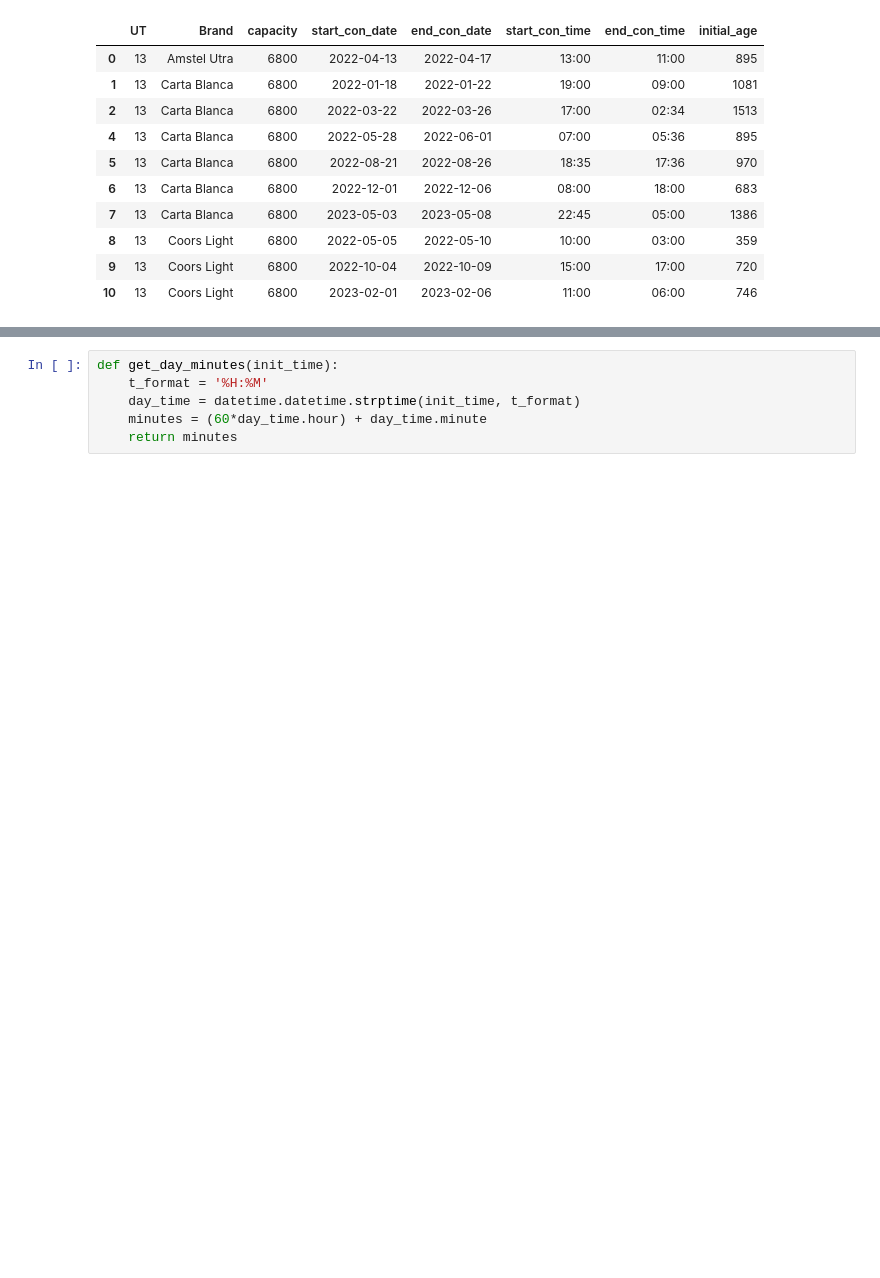
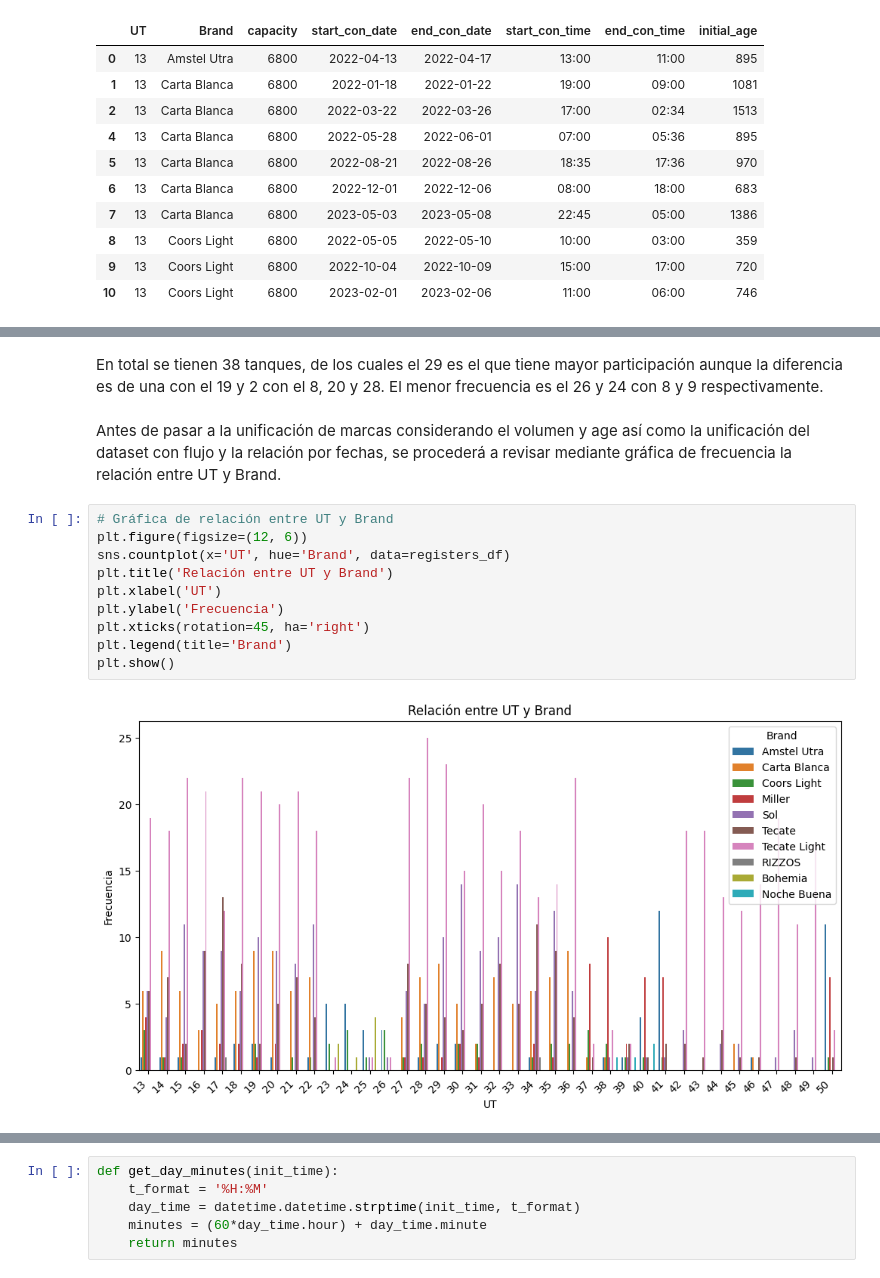
Before and after one commit to A01793469/CO2MassBalance_Equipo6, a Jupyter notebook: Avance3_Equipo6.ipynb, the cells around one changed output, grey strips where cells are left out. Saved outputs shown, nothing was run; the diff lists cells and outputs as text; blank space fills up the shorter version.

```diff
--- a/Avance3_Equipo6.ipynb
+++ b/Avance3_Equipo6.ipynb
@@ -523,0 +551,16 @@ temp_registers_df.head(10)
+# %% [markdown]
+En total se tienen 38 tanques, de los cuales el 29 es el que tiene mayor participación aunque la diferencia es de una con el 19 y 2 con el 8, 20 y 28. El menor frecuencia es el 26 y 24 con 8 y 9 respectivamente.
+# %% [markdown]
+Antes de pasar a la unificación de marcas considerando el volumen y age así como la unificación del dataset con flujo y la relación por fechas, se procederá a revisar mediante gráfica de frecuencia la relación entre UT y Brand.
+# %%
+# Gráfica de relación entre UT y Brand
+plt.figure(figsize=(12, 6))
+sns.countplot(x='UT', hue='Brand', data=registers_df)
+plt.title('Relación entre UT y Brand')
+plt.xlabel('UT')
+plt.ylabel('Frecuencia')
+plt.xticks(rotation=45, ha='right')
+plt.legend(title='Brand')
+plt.show()
+# %% [output]
+[figure, added]
```
Also changed, not shown: parts of 63 cells of this notebook.
